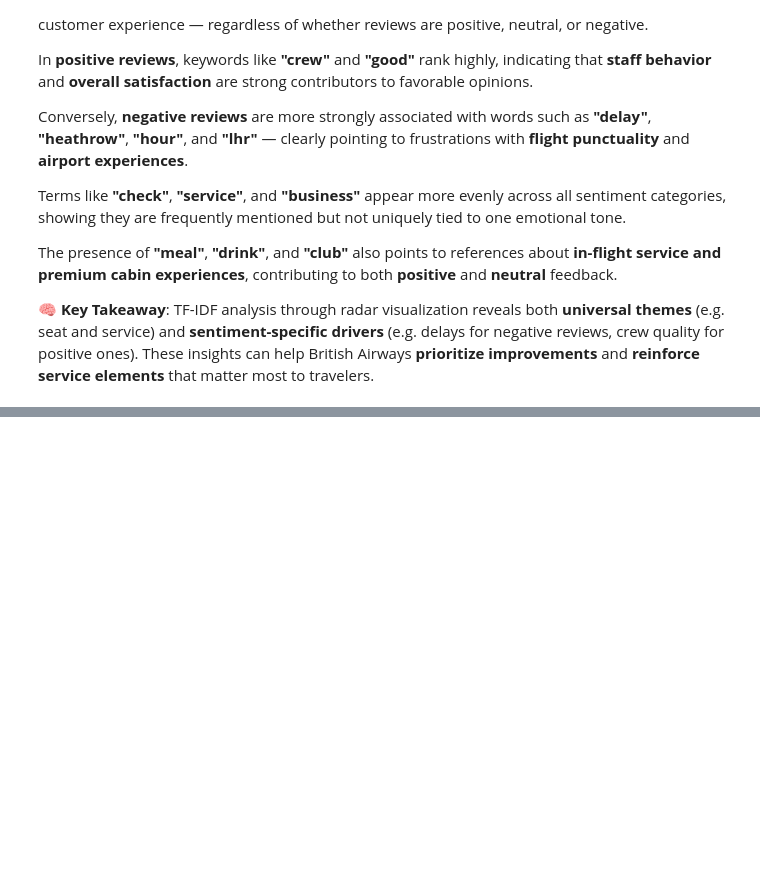
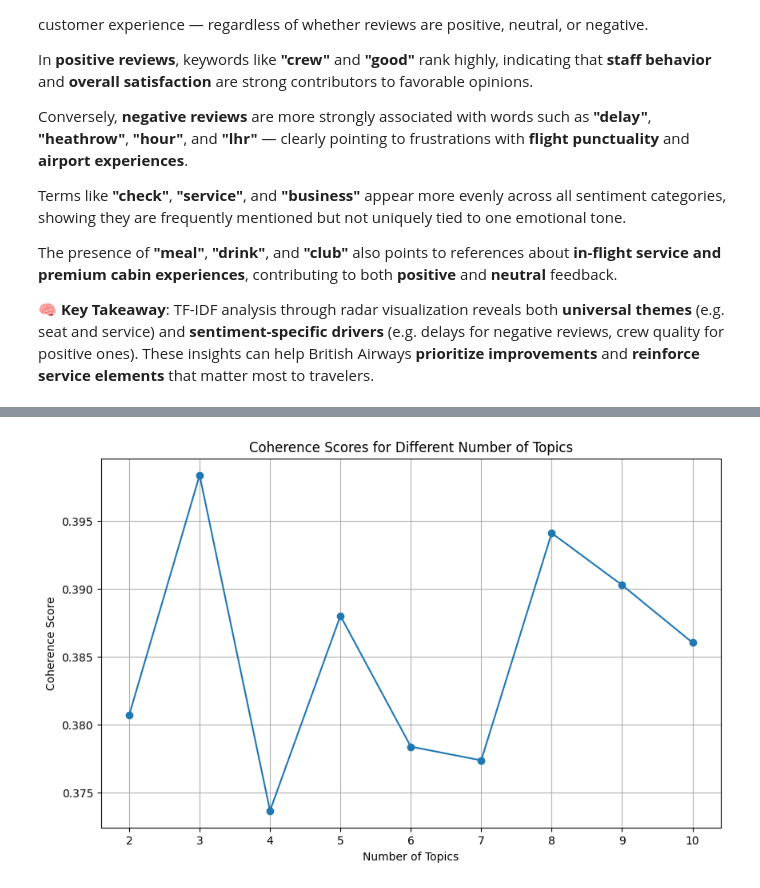
Before and after one commit to kofoworola-e/forage_virtual_internship, a Jupyter notebook: British_Airways_Forage/Task_0/reviews_analysis.ipynb, the cells around one changed output, grey strips where cells are left out. Saved outputs shown, nothing was run; the diff lists cells and outputs as text; code cells hidden in the pictures; blank space fills up the shorter version.

```diff
--- a/British_Airways_Forage/Task_0/reviews_analysis.ipynb
+++ b/British_Airways_Forage/Task_0/reviews_analysis.ipynb
@@ -1245,0 +957,29 @@ Topic 5: 0289 150 0710 004 0103 10272014 1015 1000hrs 14a 1155pm 1372 14k 1955 1
+# %%
+# Step 1: Tokenize the lemmatized text for LDA
+reviews_cleaned['tokens'] = reviews_cleaned['lemmatized_text'].apply(lambda x: x.split())
+# %%
+# Step 2: Create a dictionary and corpus
+
+# Create a dictionary from the tokens
+id2word = corpora.Dictionary(reviews_cleaned['tokens'])
+
+# Filter out extremes
+id2word.filter_extremes(no_below=5, no_above=0.5)
+
+# Create a corpus
+corpus = [id2word.doc2bow(tokens) for tokens in reviews_cleaned['tokens']]
+# %%
+# Step 3a: Determine the optimal number of topics using Coherence Score
+coherence_scores = []
+model_list = []
+num_topics_range = range(2, 11)  # Testing from 2 to 10 topics
+
+for num_topics in num_topics_range:
+    # Train LDA model
+    lda_model = LdaModel(corpus, num_topics=num_topics, id2word=id2word, passes=10, random_state=42)
+    model_list.append(lda_model)
+
+    # Calculate coherence score
+    coherence_model = CoherenceModel(model=lda_model, texts=reviews_cleaned['tokens'], dictionary=id2word, coherence='c_v')
+    coherence_score = coherence_model.get_coherence()
+    coherence_scores.append(coherence_score)
@@ -1245,0 +1001,12 @@ Topic 5: 0289 150 0710 004 0103 10272014 1015 1000hrs 14a 1155pm 1372 14k 1955 1
+# %%
+# Step 3b: Plot the coherence scores to find the optimal number of topics
+plt.figure(figsize=(10, 6))
+plt.plot(num_topics_range, coherence_scores, marker='o')
+plt.title('Coherence Scores for Different Number of Topics')
+plt.xlabel('Number of Topics')
+plt.ylabel('Coherence Score')
+plt.xticks(num_topics_range)
+plt.grid()
+plt.show()
+# %% [output]
+[figure, added]
```
Also changed, not shown: parts of 46 cells of this notebook.
